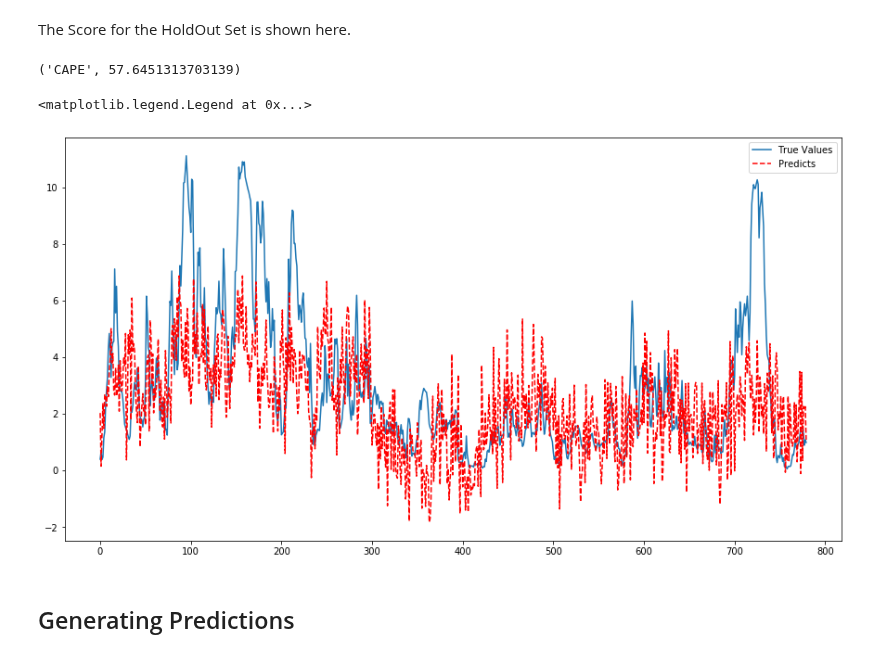
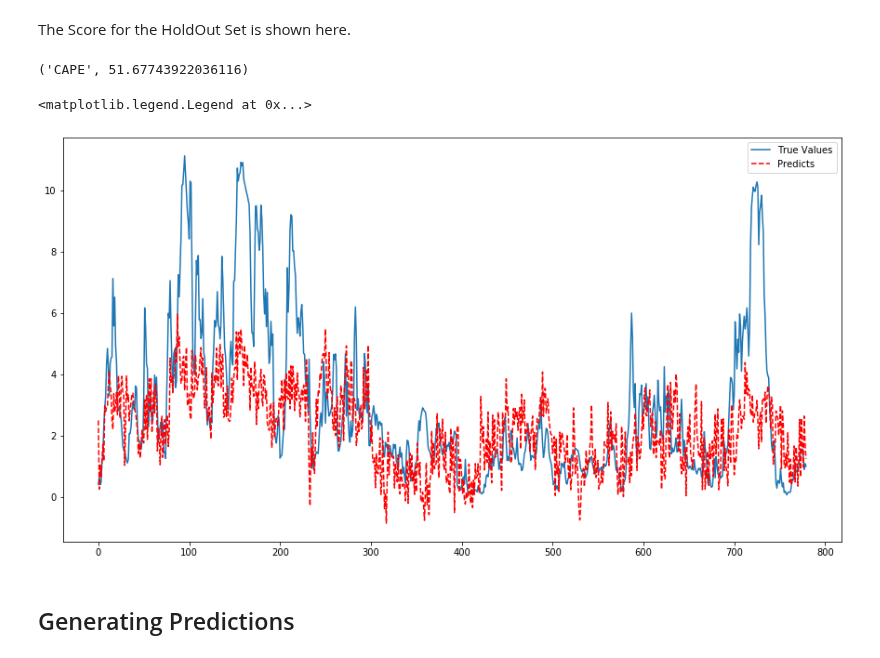
Before and after one commit to andre-la-machado/cnr, a Jupyter notebook: modelling_xgboost.ipynb, the cells around one changed output. Cells and saved outputs as stored; diff of their text form; code cells hidden in the pictures.

```diff
--- a/modelling_xgboost.ipynb
+++ b/modelling_xgboost.ipynb
@@ -189,6 +189,16 @@ X_val = transform_data(X_val)
 
 dtrain = gpu_df(X_train,y_train['Production'])
 dval = gpu_df(X_val,y_val['Production'])
+# %%
+best = {'alpha': 31.900831462840383,
+        'colsample_bylevel': 0.3684140632736379,
+        'colsample_bytree': 0.9204134654027759,
+        'eta': 0.1, #1.071575096497831
+        'lambda': 500, #46.738461107650394
+        'max_depth': 4,
+        'min_child_weight': 171.325997666389,
+        'subsample': 0.9553482889926606,
+        'validate_parameters': 1}
 # %%
 progress = dict()
 watchlist = [(dtrain,'train'),(dval,'eval')]
@@ -201,16 +211,16 @@ The Score for the HoldOut Set is shown here.
 # %%
 print(score)
 # %% [output]
-('CAPE', 57.6451313703139)
+('CAPE', 51.67743922036116)
 # %%
 plt.figure(figsize=(15,8))
-len = np.arange(len(dhold.get_label()))
-plt.plot(len,dhold.get_label(),label='True Values')
-plt.plot(len,preds,'r--',label='Predicts')
+preds_len = np.arange(len(dhold.get_label()))
+plt.plot(preds_len,dhold.get_label(),label='True Values')
+plt.plot(preds_len,preds,'r--',label='Predicts')
 plt.legend()
 # %% [output]
 <matplotlib.legend.Legend at 0x...>
-[figure, old version]
+[figure, new version]
 # %% [markdown]
 ## Generating Predictions
 # %% [markdown]
```
Also changed, not shown: parts of 1 cell of this notebook, 1 other file.
